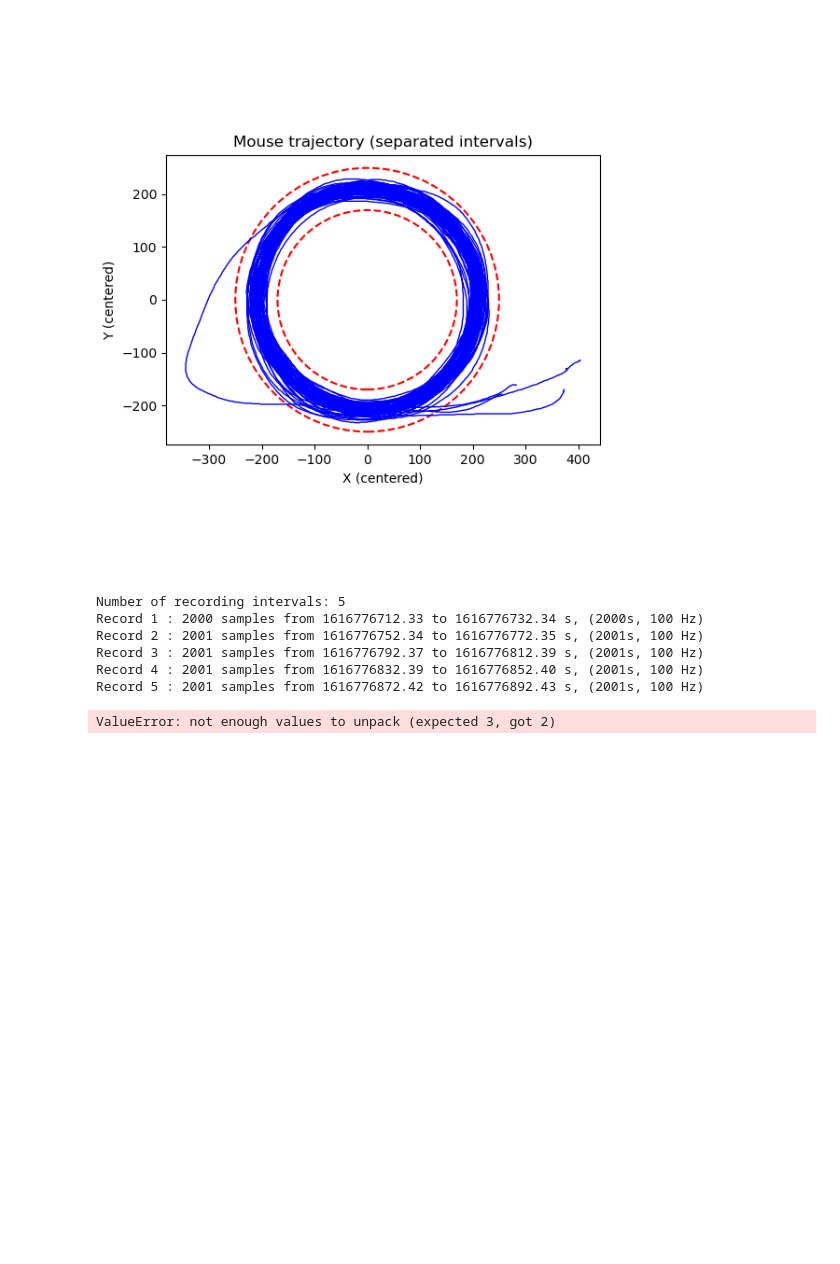
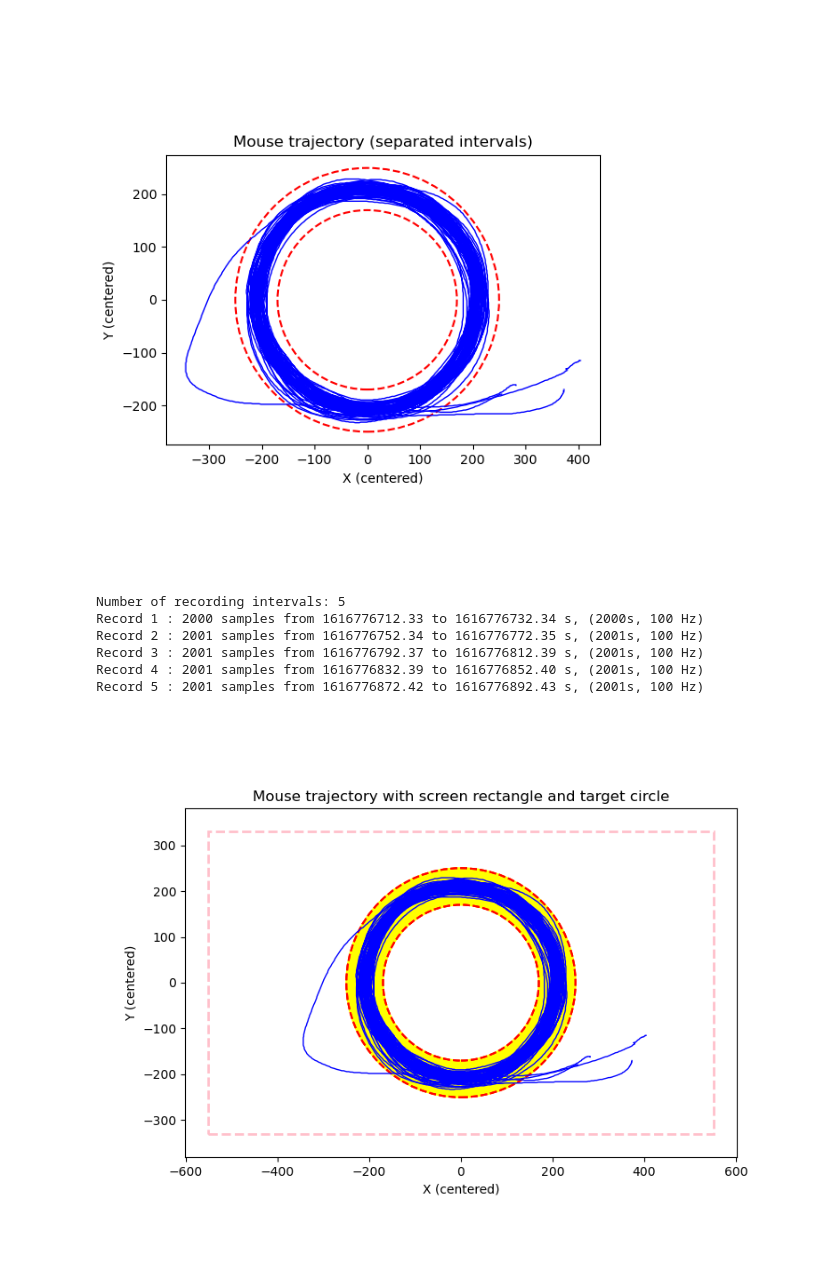
Before and after one commit to TheoLec-student/Circular_task_analysis, a Jupyter notebook: main.ipynb, the cells around one changed output. Cells and saved outputs as stored; diff of their text form; code cells hidden in the pictures; blank space fills up the shorter version.

```diff
--- a/main.ipynb
+++ b/main.ipynb
@@ -186,7 +186,7 @@ print(f"Record 2 : {int((intervals[1][1]-intervals[1][0])/10)} samples from {int
 print(f"Record 3 : {int((intervals[2][1]-intervals[2][0])/10)} samples from {intervals[2][0]/1000:.2f} to {intervals[2][1]/1000:.2f} s, ({int((intervals[2][1]-intervals[2][0])/10)}s, 100 Hz)")
 print(f'Record 4 : {int((intervals[3][1]-intervals[3][0])/10)} samples from {intervals[3][0]/1000:.2f} to {intervals[3][1]/1000:.2f} s, ({int((intervals[3][1]-intervals[3][0])/10)}s, 100 Hz)')
 print(f'Record 5 : {int((intervals[4][1]-intervals[4][0])/10)} samples from {intervals[4][0]/1000:.2f} to {intervals[4][1]/1000:.2f} s, ({int((intervals[4][1]-intervals[4][0])/10)}s, 100 Hz)')
-intervals = [(start, end) for start, end, _ in intervals]
+
 
 # Fonction pour dessiner le rectangle de l'écran
 def rectangle():
@@ -204,31 +204,55 @@ def rectangle():
                         facecolor='none',
                         linestyle='--')
     ax.add_patch(Screen)
     # Ajuster les limites pour que tout le rectangle soit visible
     ax.set_xlim(-screenWidth/2 - 50, screenWidth/2 + 50)
     ax.set_ylim(-screenHeight/2 - 50, screenHeight/2 + 50)
     ax.set_aspect('equal')  # pour garder les proportions
 
 #Fonction pour dessiner le cercle cible avec anneau jaune
 def target_circle():
     ax = plt.gca()
     # Rayon externe et interne
     r_external = 250
     r_internal = 170
     # Créer un anneau rempli en jaune entre les cercles
     ring = Wedge(center=(0, 0), r=r_external, theta1=0, theta2=360,
                 width=r_external - r_internal, color='yellow', edgecolor='red', linewidth=1.5)
     ax.add_patch(ring)
     # Ajouter les contours si nécessaire
     external = plt.Circle((0, 0), r_external, color='red', fill=False, linestyle='--', linewidth=1.5)
     internal = plt.Circle((0, 0), r_internal, color='red', fill=False, linestyle='--', linewidth=1.5)
     ax.add_patch(external)
     ax.add_patch(internal)
+
+
+# Plot with rectangle and target circle
+centerX = 552
+centerY = 330
+plt.figure(figsize=(8,6))
+ax = plt.gca()
+rectangle()
+target_circle()
+for start_ms, end_ms, _ in intervals:
+    mask = (csv_time >= start_ms) & (csv_time <= end_ms)
+    x_seg = mouseX_raw[mask] - centerX
+    y_seg = -(mouseY_raw[mask] - centerY)  # inversion Y
+    ax.plot(x_seg, y_seg, color='blue', linewidth=1)
+# Cercles
+external = plt.Circle((0, 0), 250, color='red', fill=False, linestyle='--', linewidth=1.5)
+internal = plt.Circle((0, 0), 170, color='red', fill=False, linestyle='--', linewidth=1.5)
+ax.add_patch(external)
+ax.add_patch(internal)
+ax.set_xlabel("X (centered)")
+ax.set_ylabel("Y (centered)")
+ax.set_title("Mouse trajectory with screen rectangle and target circle")
+ax.set_aspect('equal', 'box')   # axes carrés
+plt.show()
 # %% [output]
 Number of recording intervals: 5
 Record 1 : 2000 samples from 1616776712.33 to 1616776732.34 s, (2000s, 100 Hz)
 Record 2 : 2001 samples from 1616776752.34 to 1616776772.35 s, (2001s, 100 Hz)
 Record 3 : 2001 samples from 1616776792.37 to 1616776812.39 s, (2001s, 100 Hz)
 Record 4 : 2001 samples from 1616776832.39 to 1616776852.40 s, (2001s, 100 Hz)
 Record 5 : 2001 samples from 1616776872.42 to 1616776892.43 s, (2001s, 100 Hz)
-ValueError: not enough values to unpack (expected 3, got 2)
+[figure, added]
```
